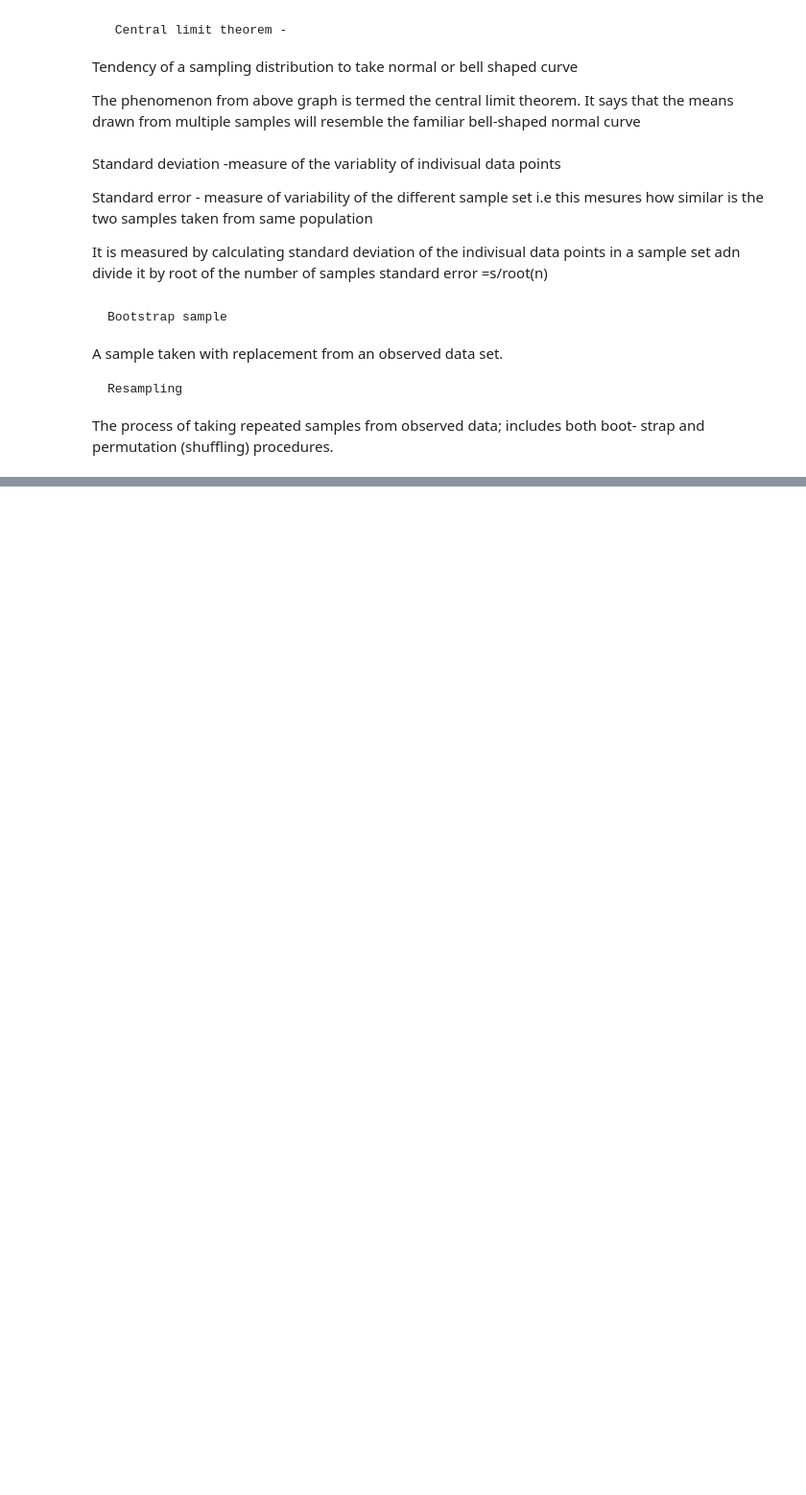
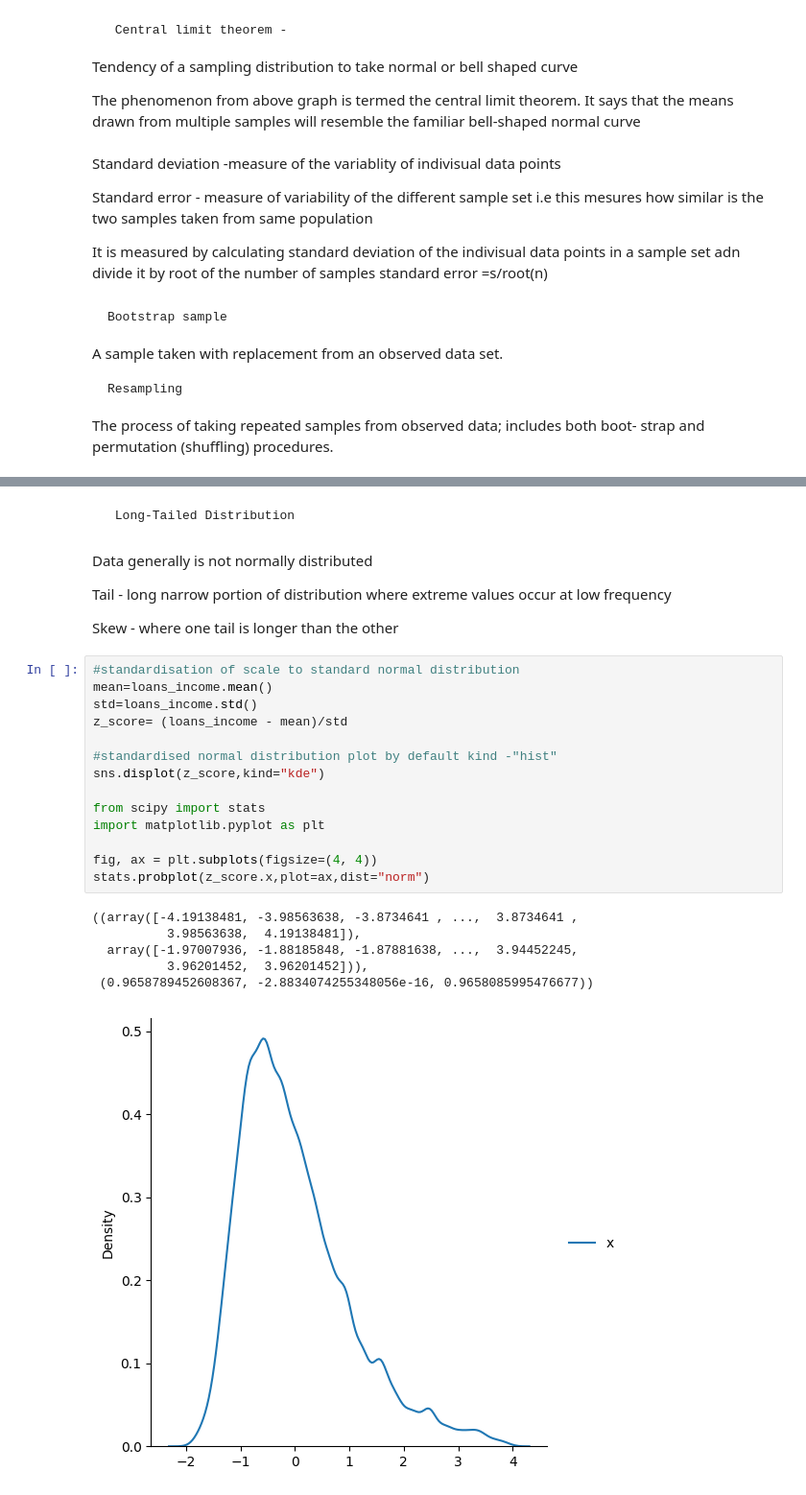
Before and after one commit to Anish-7/practical_statistics_notes, a Jupyter notebook: notes/chap2.ipynb, the cells around one changed output, grey strips where cells are left out. Shown: that part at 96% size. Saved outputs shown, nothing was run; the diff lists cells and outputs as text; blank space fills up the shorter version.

```diff
--- a/notes/chap2.ipynb
+++ b/notes/chap2.ipynb
@@ -120,0 +194,29 @@ dtype: float64
+# %% [markdown]
+     Long-Tailed Distribution
+# %% [markdown]
+Data generally is not normally distributed
+
+Tail - long narrow portion of distribution where extreme values occur at low frequency
+
+Skew - where one tail is longer than the other
+# %%
+#standardisation of scale to standard normal distribution
+mean=loans_income.mean()
+std=loans_income.std()
+z_score= (loans_income - mean)/std
+
+#standardised normal distribution plot by default kind -"hist"
+sns.displot(z_score,kind="kde")
+
+from scipy import stats
+import matplotlib.pyplot as plt
+
+fig, ax = plt.subplots(figsize=(4, 4))
+stats.probplot(z_score.x,plot=ax,dist="norm")
+# %% [output]
+((array([-4.19138481, -3.98563638, -3.8734641 , ...,  3.8734641 ,
+          3.98563638,  4.19138481]),
+  array([-1.97007936, -1.88185848, -1.87881638, ...,  3.94452245,
+          3.96201452,  3.96201452])),
+ (0.9658789452608367, -2.8834074255348056e-16, 0.9658085995476677))
+[figure, added]
```
Also changed, not shown: parts of 12 cells of this notebook.
